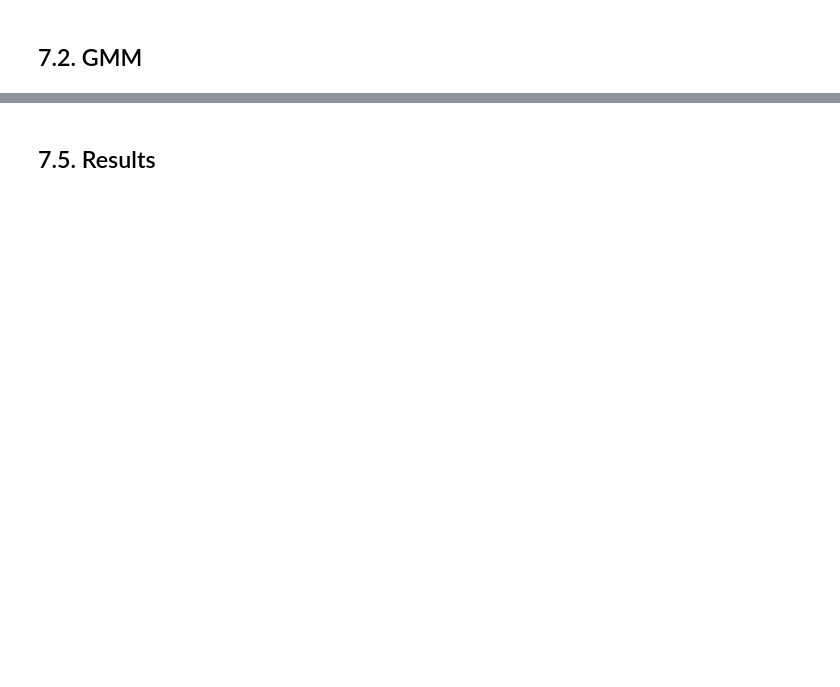
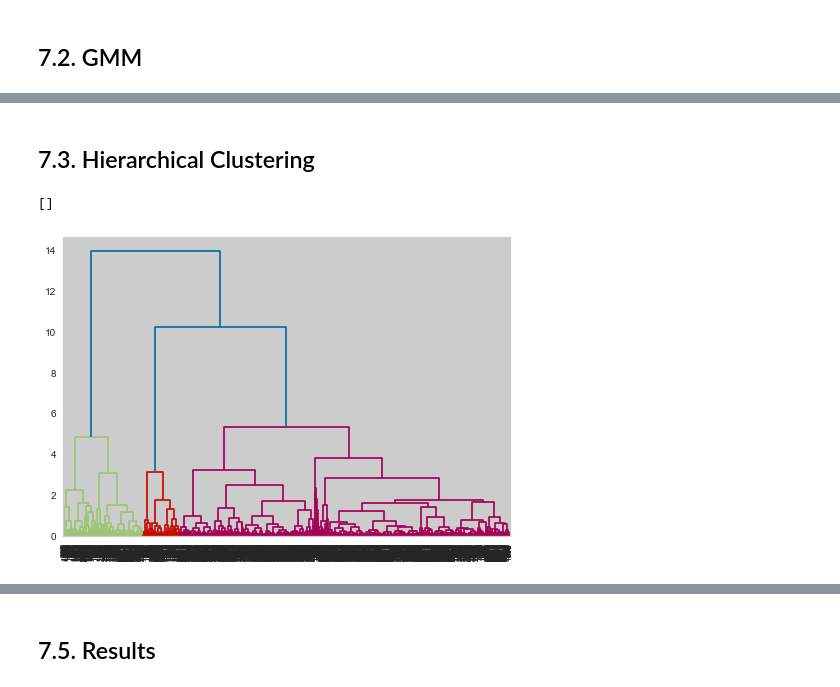
Before and after one commit to HenriqueCR1291/All-in-one-place, a Jupyter notebook: m02_all in one place.ipynb, the cells around one changed output, grey strips where cells are left out. Cells and saved outputs as stored; diff of their text form; code cells hidden in the pictures; blank space fills up the shorter version.

```diff
--- a/m02_all in one place.ipynb
+++ b/m02_all in one place.ipynb
@@ -829,7 +842,7 @@ clusters = [2, 3, 4, 5, 6, 7, 8, 9, 10]
 # %% [markdown]
 ## 7.1. K-Means
 # %%
-kmean_list = []
+kmeans_list = []
 
 for k in clusters:
     #model definition
@@ -874,0 +894,12 @@ plt.title('Silhouette Score vs K')
+# %% [markdown]
+## 7.3. Hierarchical Clustering
+# %%
+#model definition and training
+hc_model = hc.linkage(X, 'ward')
+
+hc.dendrogram(hc_model, leaf_rotation=90, leaf_font_size=8)
+
+plt.plot()
+# %% [output]
+[]
+[figure, added]
```
Also changed, not shown: parts of 26 cells of this notebook.
